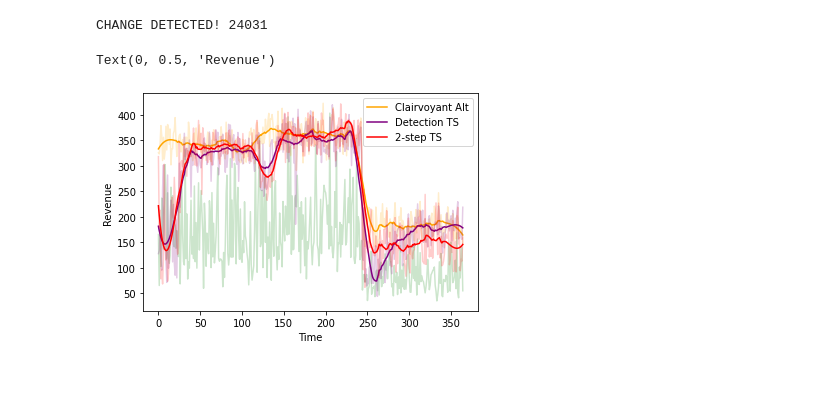
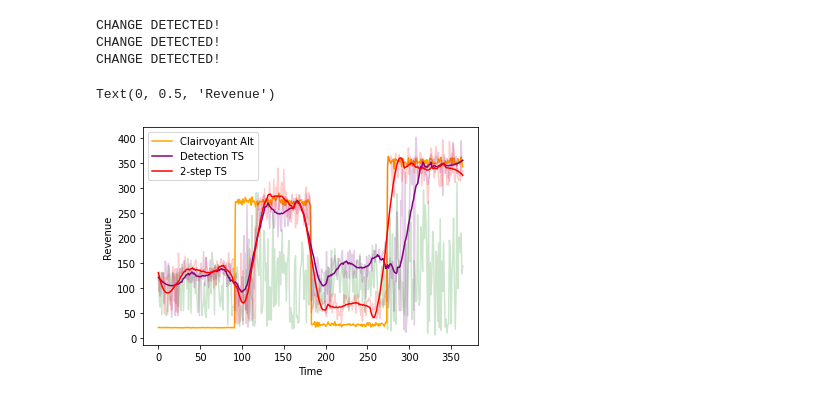
Before and after one commit to AliceCasali/Data_Intelligence_Application, a Jupyter notebook: step8.ipynb, the cells around one changed output. Cells and saved outputs as stored; diff of their text form; code cells hidden in the pictures.

Commit message:
Clairvoyant with expected reward

```diff
--- a/step8.ipynb
+++ b/step8.ipynb
@@ -11,7 +11,7 @@ shop_ts = Shop.Shop()
 #shop_big_ts = Shop.Shop()
 shop_c = Shop.Shop()
 
-env = Environment_non_stationary.Environment(shop_detection_ts.prices1, shop_detection_ts.prices2, shop_detection_ts.discounts, 3)
+env = Environment_non_stationary.Environment(shop_detection_ts.prices1, shop_detection_ts.prices2, shop_detection_ts.discounts, n_phases=4)
 
 #shop_detection_ts.set_conv_rate(env.true_conv1[0], env.true_conv2[0])
 #shop_ucb.set_conv_rate(env.true_conv1[0], env.true_conv2[0])
@@ -241,7 +355,7 @@ for day in range(days):
         u_ind_reward = u_buy1*chosen_price1_ucb + u_buy2*chosen_price2_ucb*(1-shop_ucb.discounts[selected_promo_u])
         ts_ind_reward = ts_buy1*price1_ts + ts_buy2*price2_ts*(1-shop_ts.discounts[selected_promo_ts])
         # big_ts_ind_reward = big_ts_buy1*price1_big_ts + big_ts_buy2*price2_big_ts*(1-shop_big_ts.discounts[selected_promo_big_ts])
-        c_ind_reward = c_buy1*clairvoyant_p1s[phase] + c_buy2*clairvoyant_p2s[phase]*(1-shop_c.discounts[selected_promo_c])
+        c_ind_reward = clairvoyant_p1s[phase]*env.true_conv1[phase, cust, cp1idx] + env.true_conv1[phase, cust, cp1idx]*env.true_conv2[phase, selected_promo_c, cust, cp2idx]*clairvoyant_p2s[phase]*(1-shop_c.discounts[selected_promo_c])
 
         norm_detection_ts_ind_reward = detection_ts_ind_reward / max_ind_reward
         norm_u_ind_reward = u_ind_reward / max_ind_reward
@@ -278,28 +392,30 @@ for day in range(days):
 
     shop_detection_ts.detect_phase_change(c_rewards_per_class_per_day[-1])
 # %% [output]
-CHANGE DETECTED! 24031
+CHANGE DETECTED!
+CHANGE DETECTED!
+CHANGE DETECTED!
 # %%
 import matplotlib.pyplot as plt
 from scipy.signal import savgol_filter
 
 plt.plot(u_rewards_per_class_per_day, color='green', alpha=0.2)
 #plt.plot(savgol_filter(u_rewards_per_class_per_day, 41, 3), color='green',label='UCB')
-plt.plot(c_rewards_per_class_per_day, color='orange', alpha=0.2)
-plt.plot(savgol_filter(c_rewards_per_class_per_day, 41, 3), color='orange',label='Clairvoyant Alt')
+plt.plot(c_rewards_per_class_per_day, color='orange',label='Clairvoyant Alt')
+#plt.plot(savgol_filter(c_rewards_per_class_per_day, 41, 3))
 plt.plot(detection_ts_rewards_per_class_per_day, color='purple', alpha=0.2)
 plt.plot(savgol_filter(detection_ts_rewards_per_class_per_day, 41, 3), color='purple',label='Detection TS')
 plt.plot(ts_rewards_per_class_per_day, color='red', alpha=0.2)
 plt.plot(savgol_filter(ts_rewards_per_class_per_day, 41, 3), color='red', label='2-step TS')
 #plt.plot(big_ts_rewards_per_class_per_day, color='blue', alpha=0.2)
 #plt.plot(savgol_filter(big_ts_rewards_per_class_per_day, 41, 3), color='blue', label='Big TS')
 
 plt.legend()
 plt.xlabel('Time')
 plt.ylabel('Revenue')
 # %% [output]
 Text(0, 0.5, 'Revenue')
-[figure, old version]
+[figure, new version]
 # %%
 #plt.plot(np.cumsum(u_rewards_per_class_per_day), color='green', label='UCB')
 plt.plot(np.cumsum(detection_ts_rewards_per_class_per_day), color='purple', label='Detection TS')
```
Also changed, not shown: parts of 4 cells of this notebook, 1 other file.
